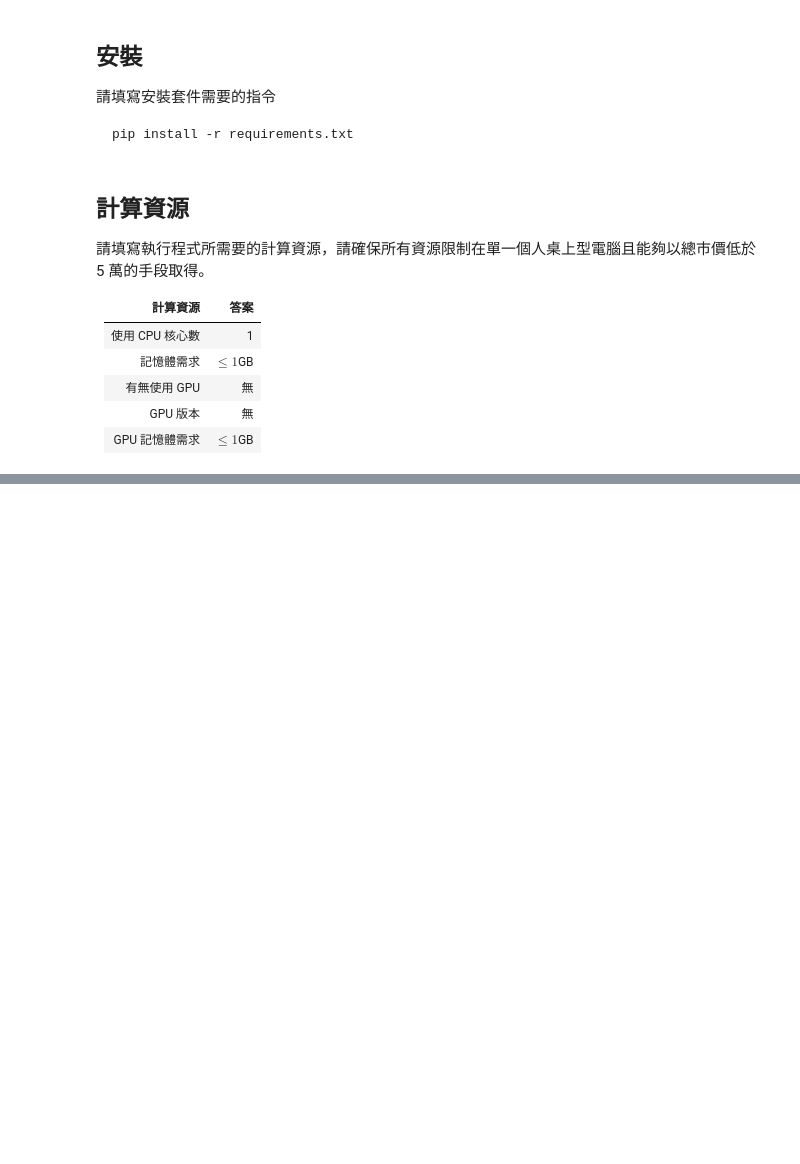
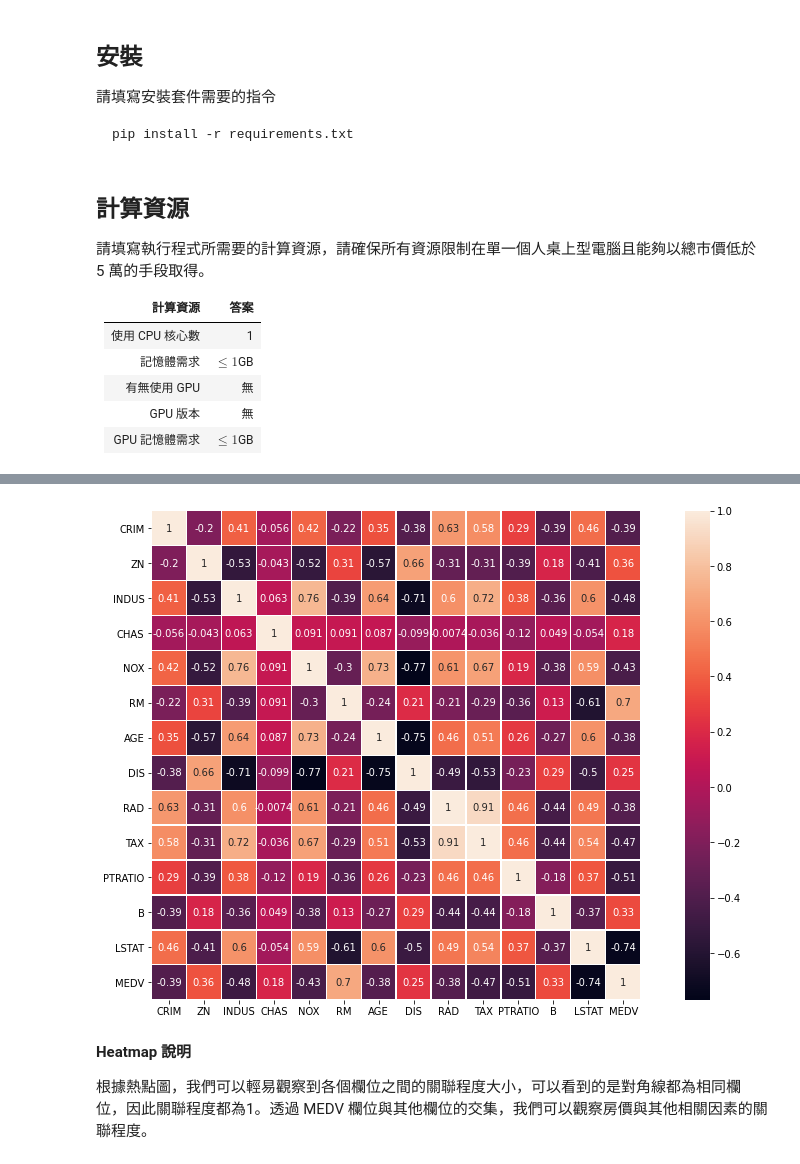
Before and after one commit to KevinLuuuuu/Data-Analysis, a Jupyter notebook: FDA_HW2/main.ipynb, the cells around one changed output, grey strips where cells are left out. Saved outputs shown, nothing was run; the diff lists cells and outputs as text; code cells hidden in the pictures; blank space fills up the shorter version.

```diff
--- a/FDA_HW2/main.ipynb
+++ b/FDA_HW2/main.ipynb
@@ -887,0 +247,18 @@ Kaggle Public Leaderboard : Top 3 % (1406/50374)
+# %%
+plt.figure(figsize=(16, 9))
+# Please use a function of Pandas here.
+
+correlation = df.corr()
+
+# Plot a heatmap with Seaborn
+
+sns.heatmap(correlation,annot=True,square=True,linewidths=0.2)
+
+# 繪製圖表
+plt.show()
+# %% [output]
+[figure, added]
+# %% [markdown]
+**Heatmap 說明**
+
+根據熱點圖，我們可以輕易觀察到各個欄位之間的關聯程度大小，可以看到的是對角線都為相同欄位，因此關聯程度都為1。透過 MEDV 欄位與其他欄位的交集，我們可以觀察房價與其他相關因素的關聯程度。
```
Also changed, not shown: parts of 87 cells of this notebook.
